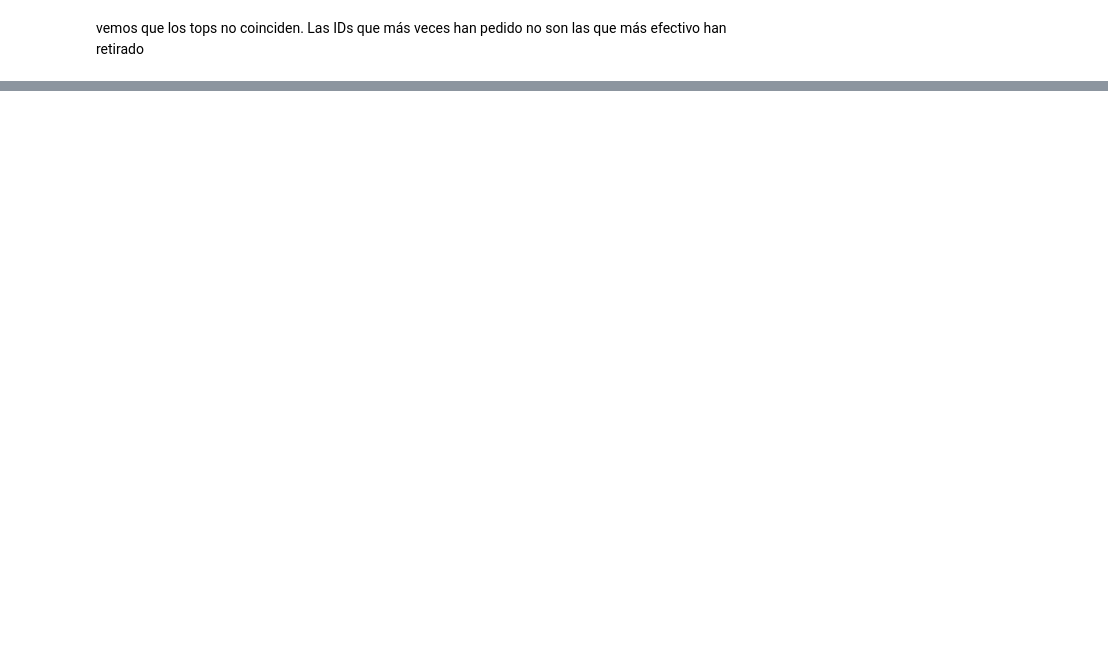
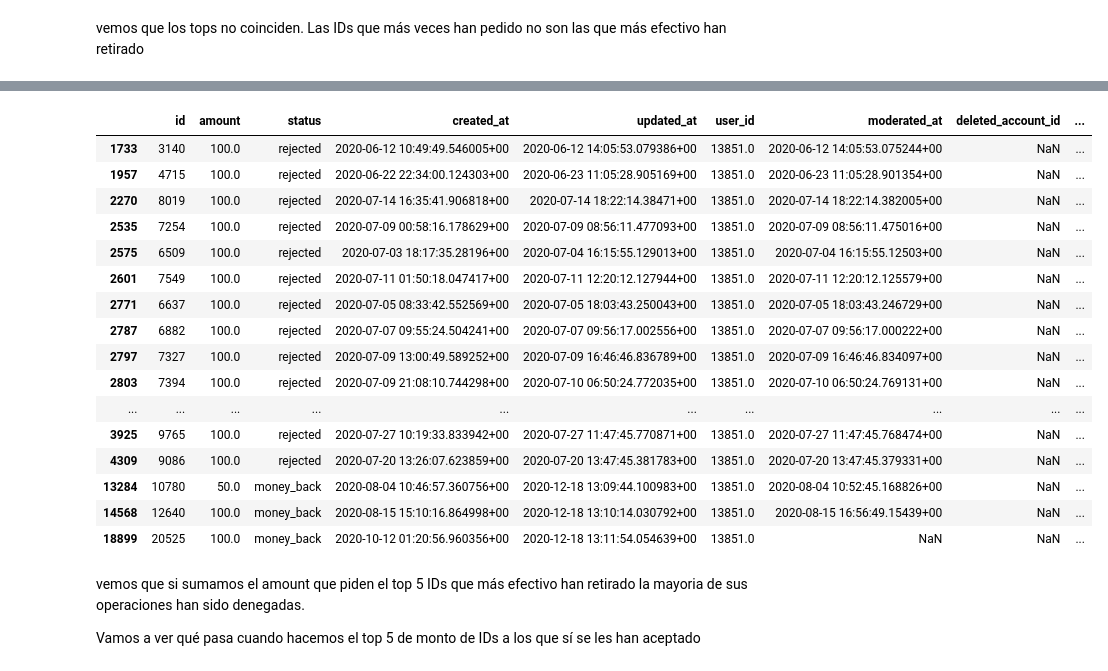
Before and after one commit to Chriester/Proyecto2, a Jupyter notebook: proyecto2_manu.ipynb, the cells around one changed output, grey strips where cells are left out. Saved outputs shown, nothing was run; the diff lists cells and outputs as text; code cells hidden in the pictures; blank space fills up the shorter version.

```diff
--- a/proyecto2_manu.ipynb
+++ b/proyecto2_manu.ipynb
@@ -137,0 +174,24 @@ top_5_del_amount
+# %%
+CR[CR['user_id']==13851.0]
+# %% [output]
+|  | id | amount | status | created_at | updated_at | user_id | moderated_at | deleted_account_id | ... |
+| 1733 | 3140 | 100.0 | rejected | 2020-06-12 10:49:49.546005+00 | 2020-06-12 14:05:53.079386+00 | 13851.0 | 2020-06-12 14:05:53.075244+00 | NaN | ... |
+| 1957 | 4715 | 100.0 | rejected | 2020-06-22 22:34:00.124303+00 | 2020-06-23 11:05:28.905169+00 | 13851.0 | 2020-06-23 11:05:28.901354+00 | NaN | ... |
+| 2270 | 8019 | 100.0 | rejected | 2020-07-14 16:35:41.906818+00 | 2020-07-14 18:22:14.38471+00 | 13851.0 | 2020-07-14 18:22:14.382005+00 | NaN | ... |
+| 2535 | 7254 | 100.0 | rejected | 2020-07-09 00:58:16.178629+00 | 2020-07-09 08:56:11.477093+00 | 13851.0 | 2020-07-09 08:56:11.475016+00 | NaN | ... |
+| 2575 | 6509 | 100.0 | rejected | 2020-07-03 18:17:35.28196+00 | 2020-07-04 16:15:55.129013+00 | 13851.0 | 2020-07-04 16:15:55.12503+00 | NaN | ... |
+| 2601 | 7549 | 100.0 | rejected | 2020-07-11 01:50:18.047417+00 | 2020-07-11 12:20:12.127944+00 | 13851.0 | 2020-07-11 12:20:12.125579+00 | NaN | ... |
+| 2771 | 6637 | 100.0 | rejected | 2020-07-05 08:33:42.552569+00 | 2020-07-05 18:03:43.250043+00 | 13851.0 | 2020-07-05 18:03:43.246729+00 | NaN | ... |
+| 2787 | 6882 | 100.0 | rejected | 2020-07-07 09:55:24.504241+00 | 2020-07-07 09:56:17.002556+00 | 13851.0 | 2020-07-07 09:56:17.000222+00 | NaN | ... |
+| 2797 | 7327 | 100.0 | rejected | 2020-07-09 13:00:49.589252+00 | 2020-07-09 16:46:46.836789+00 | 13851.0 | 2020-07-09 16:46:46.834097+00 | NaN | ... |
+| 2803 | 7394 | 100.0 | rejected | 2020-07-09 21:08:10.744298+00 | 2020-07-10 06:50:24.772035+00 | 13851.0 | 2020-07-10 06:50:24.769131+00 | NaN | ... |
+| ... | ... | ... | ... | ... | ... | ... | ... | ... | ... |
+| 3925 | 9765 | 100.0 | rejected | 2020-07-27 10:19:33.833942+00 | 2020-07-27 11:47:45.770871+00 | 13851.0 | 2020-07-27 11:47:45.768474+00 | NaN | ... |
+| 4309 | 9086 | 100.0 | rejected | 2020-07-20 13:26:07.623859+00 | 2020-07-20 13:47:45.381783+00 | 13851.0 | 2020-07-20 13:47:45.379331+00 | NaN | ... |
+| 13284 | 10780 | 50.0 | money_back | 2020-08-04 10:46:57.360756+00 | 2020-12-18 13:09:44.100983+00 | 13851.0 | 2020-08-04 10:52:45.168826+00 | NaN | ... |
+| 14568 | 12640 | 100.0 | money_back | 2020-08-15 15:10:16.864998+00 | 2020-12-18 13:10:14.030792+00 | 13851.0 | 2020-08-15 16:56:49.15439+00 | NaN | ... |
+| 18899 | 20525 | 100.0 | money_back | 2020-10-12 01:20:56.960356+00 | 2020-12-18 13:11:54.054639+00 | 13851.0 | NaN | NaN | ... |
+# %% [markdown]
+vemos que si sumamos el amount que piden el top 5 IDs que más efectivo han retirado la mayoria de sus operaciones han sido denegadas.
+
+Vamos a ver qué pasa cuando hacemos el top 5 de monto de IDs a los que sí se les han aceptado
```
Also changed, not shown: parts of 9 cells of this notebook.
